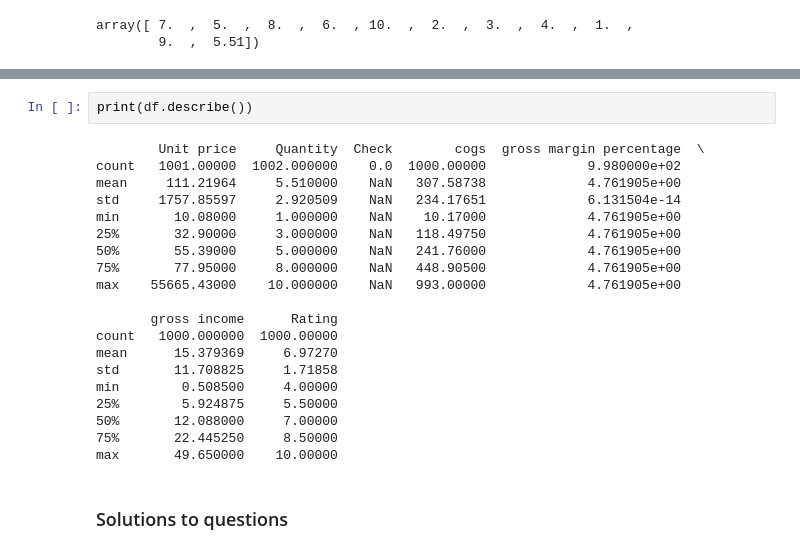
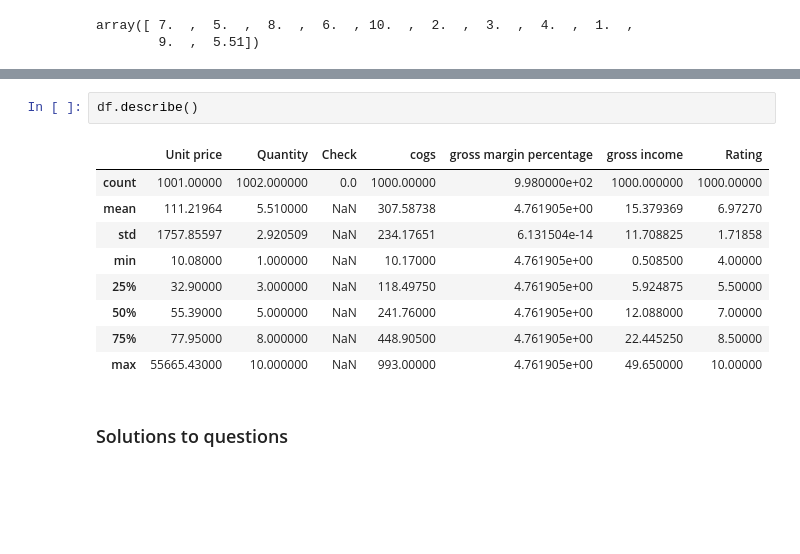
Before and after one commit to Hifedola/Supermarket, a Jupyter notebook: super.ipynb, the cells around one changed output, grey strips where cells are left out. Saved outputs shown, nothing was run; the diff lists cells and outputs as text; blank space fills up the shorter version.

```diff
--- a/super.ipynb
+++ b/super.ipynb
@@ -113,27 +117,17 @@ gross income                  2
 Rating                        2
 dtype: int64
 # %%
-print(df.describe())
+df.describe()
 # %% [output]
-        Unit price     Quantity  Check        cogs  gross margin percentage  \
-count   1001.00000  1002.000000    0.0  1000.00000             9.980000e+02
-mean     111.21964     5.510000    NaN   307.58738             4.761905e+00
-std     1757.85597     2.920509    NaN   234.17651             6.131504e-14
-min       10.08000     1.000000    NaN    10.17000             4.761905e+00
-25%       32.90000     3.000000    NaN   118.49750             4.761905e+00
-50%       55.39000     5.000000    NaN   241.76000             4.761905e+00
-75%       77.95000     8.000000    NaN   448.90500             4.761905e+00
-max    55665.43000    10.000000    NaN   993.00000             4.761905e+00
-
-       gross income      Rating
-count   1000.000000  1000.00000
-mean      15.379369     6.97270
-std       11.708825     1.71858
-min        0.508500     4.00000
-25%        5.924875     5.50000
-50%       12.088000     7.00000
-75%       22.445250     8.50000
-max       49.650000    10.00000
+|  | Unit price | Quantity | Check | cogs | gross margin percentage | gross income | Rating |
+| count | 1001.00000 | 1002.000000 | 0.0 | 1000.00000 | 9.980000e+02 | 1000.000000 | 1000.00000 |
+| mean | 111.21964 | 5.510000 | NaN | 307.58738 | 4.761905e+00 | 15.379369 | 6.97270 |
+| std | 1757.85597 | 2.920509 | NaN | 234.17651 | 6.131504e-14 | 11.708825 | 1.71858 |
+| min | 10.08000 | 1.000000 | NaN | 10.17000 | 4.761905e+00 | 0.508500 | 4.00000 |
+| 25% | 32.90000 | 3.000000 | NaN | 118.49750 | 4.761905e+00 | 5.924875 | 5.50000 |
+| 50% | 55.39000 | 5.000000 | NaN | 241.76000 | 4.761905e+00 | 12.088000 | 7.00000 |
+| 75% | 77.95000 | 8.000000 | NaN | 448.90500 | 4.761905e+00 | 22.445250 | 8.50000 |
+| max | 55665.43000 | 10.000000 | NaN | 993.00000 | 4.761905e+00 | 49.650000 | 10.00000 |
 # %% [markdown]
 ### Solutions to questions
 # %%
```
Also changed, not shown: parts of 8 cells of this notebook.
